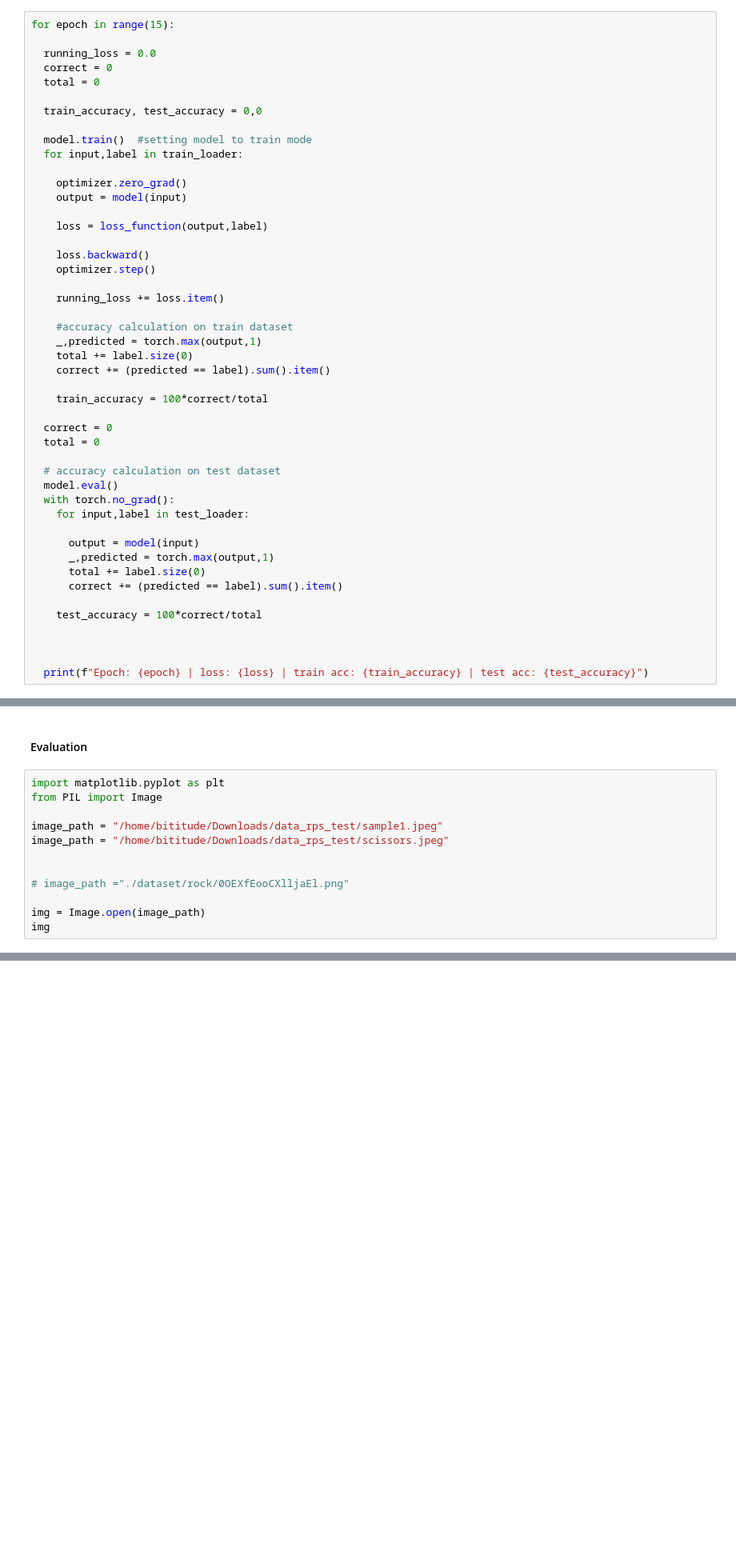
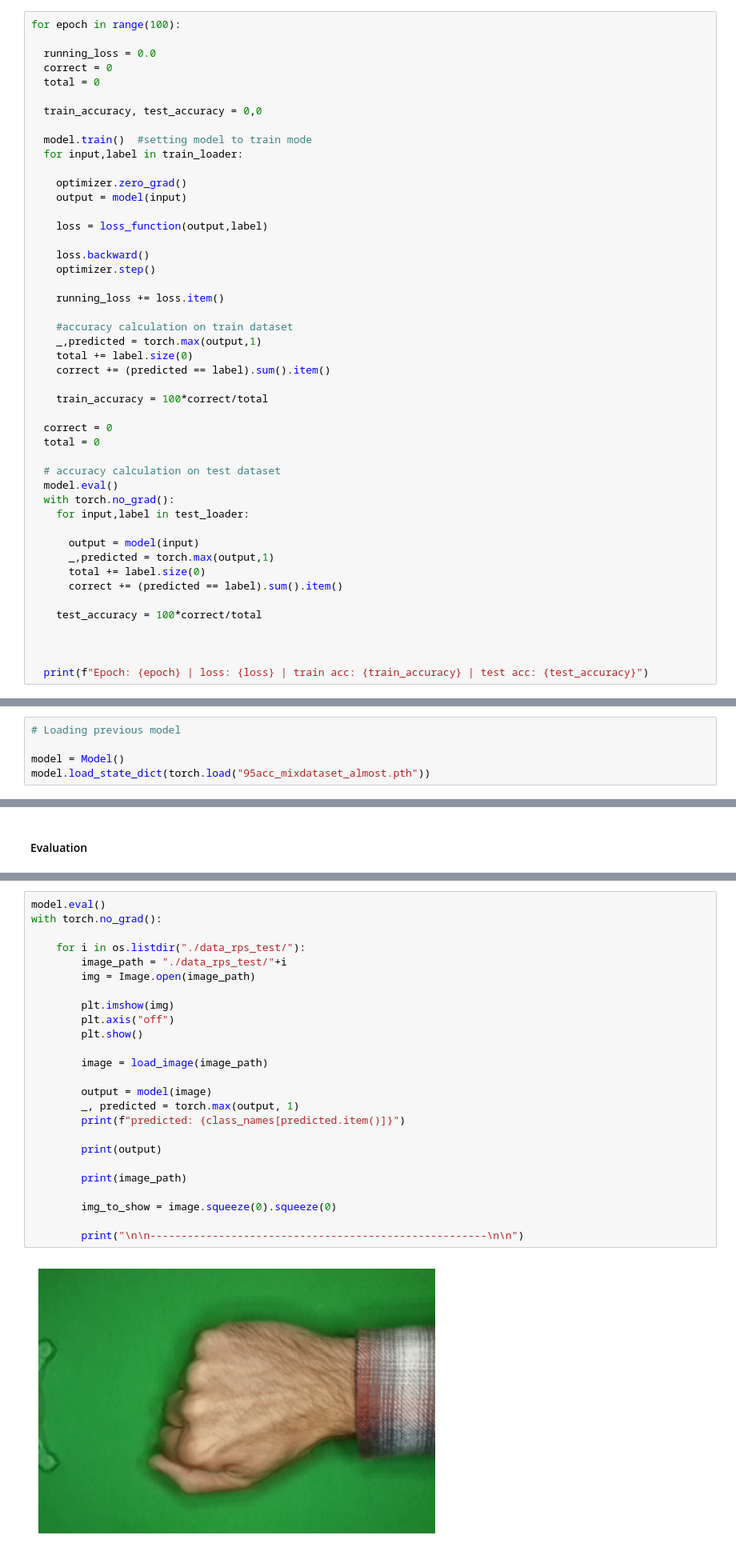
Before and after one commit to Akash-VP4/rps-image_classification, a Jupyter notebook: model.ipynb, the cells around one changed output, grey strips where cells are left out. Shown at 80% size. Saved outputs shown, nothing was run; the diff lists cells and outputs as text; blank space fills up the shorter version.

```diff
--- a/model.ipynb
+++ b/model.ipynb
@@ -104,7 +115,7 @@ loss_function = nn.CrossEntropyLoss()
 
 optimizer = optim.AdamW(model.parameters(),lr=0.001,weight_decay=0.001)
 # %%
-for epoch in range(15):
+for epoch in range(100):
 
   running_loss = 0.0
   correct = 0
@@ -188,0 +204,5 @@ Accuracy: 97.49430523917995
+# %%
+# Loading previous model
+
+model = Model()
+model.load_state_dict(torch.load("95acc_mixdataset_almost.pth"))
@@ -189,14 +211,2 @@ Accuracy: 97.49430523917995
 # %% [markdown]
 #### Evaluation
-# %%
-import matplotlib.pyplot as plt
-from PIL import Image
-
-image_path = "/home/bititude/Downloads/data_rps_test/sample1.jpeg"
-image_path = "/home/bititude/Downloads/data_rps_test/scissors.jpeg"
-
-
-# image_path ="./dataset/rock/0OEXfEooCXlljaEl.png"
-
-img = Image.open(image_path)
-img
@@ -222,0 +242,27 @@ predicted: paper
+# %%
+model.eval()
+with torch.no_grad():
+
+    for i in os.listdir("./data_rps_test/"):
+        image_path = "./data_rps_test/"+i
+        img = Image.open(image_path)
+
+        plt.imshow(img)
+        plt.axis("off")
+        plt.show()
+
+        image = load_image(image_path)
+
+        output = model(image)
+        _, predicted = torch.max(output, 1)
+        print(f"predicted: {class_names[predicted.item()]}")
+
+        print(output)
+
+        print(image_path)
+
+        img_to_show = image.squeeze(0).squeeze(0)
+
+        print("\n\n------------------------------------------------------\n\n")
+# %% [output]
+[figure, added]
```
Also changed, not shown: parts of 12 cells of this notebook, 1 other file.
